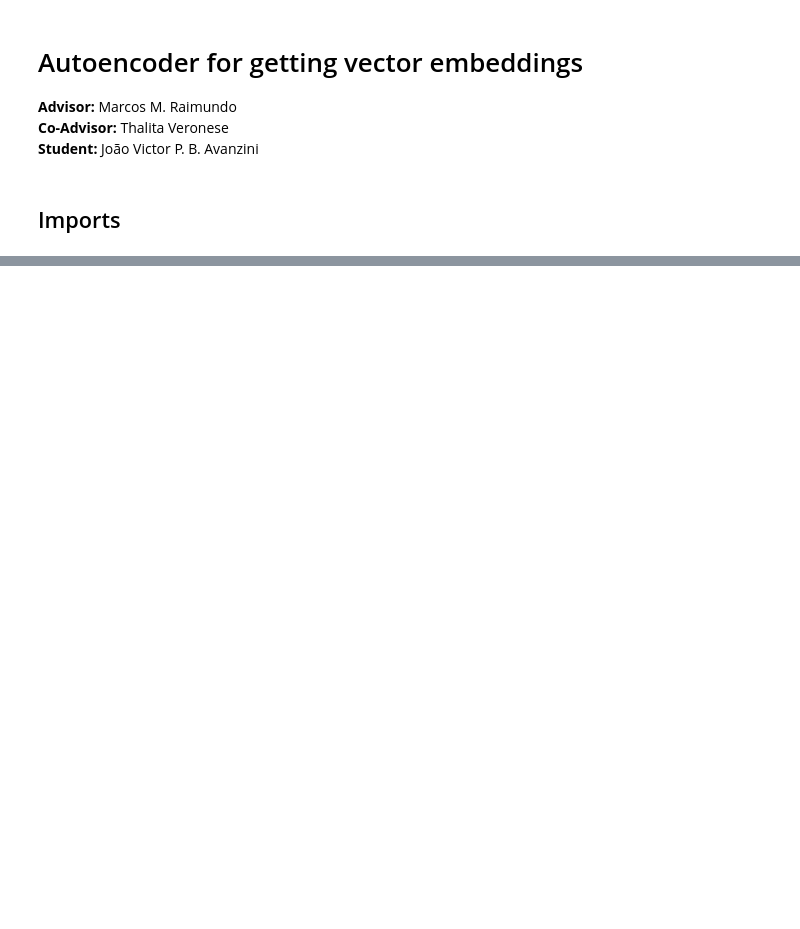
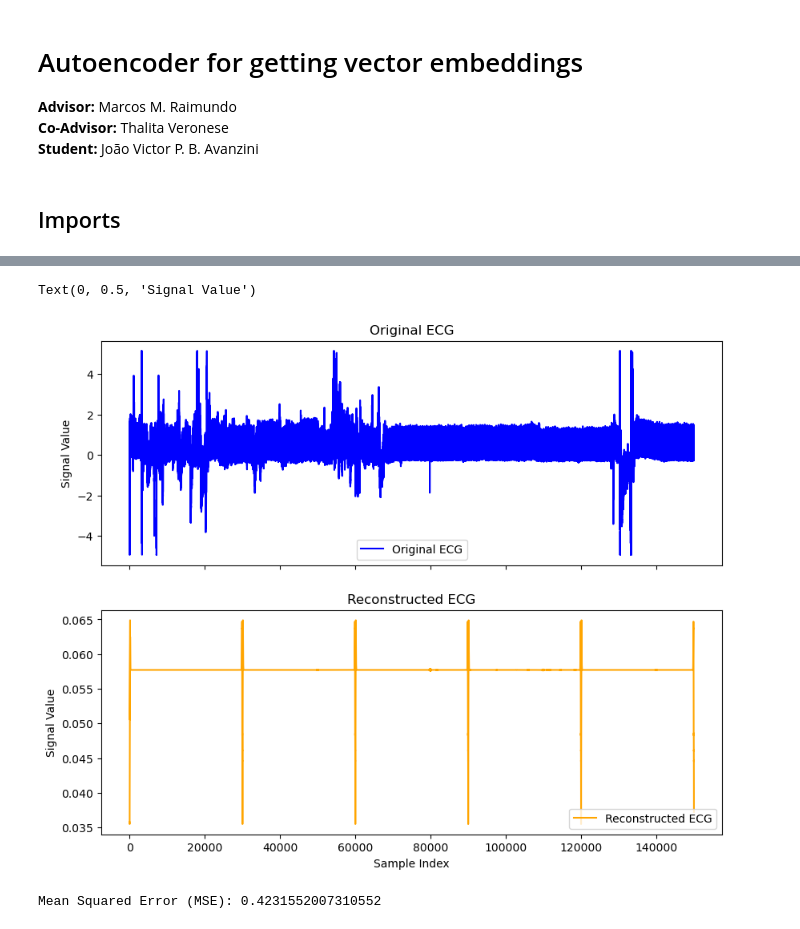
Before and after one commit to joaoavanzini/ecg-embeddings, a Jupyter notebook: studying/autoencoder_conv_30_subjects.ipynb, the cells around one changed output, grey strips where cells are left out. Cells and saved outputs as stored; diff of their text form; code cells hidden in the pictures; blank space fills up the shorter version.

```diff
--- a/studying/autoencoder_conv_30_subjects.ipynb
+++ b/studying/autoencoder_conv_30_subjects.ipynb
@@ -295,0 +141,2 @@ embeddings_df.describe()
+# %%
+subject_60 = pd.read_csv('../scripting/ecg_downloader/data/output_blobs_case_60/all_subject_60_blobs.csv')
@@ -295,0 +147,3 @@ embeddings_df.describe()
+# %%
+subject_60_reshaped = subject_60.values.reshape((5, 30000, 1))
+subject_60_reshaped.shape
@@ -295,0 +152,3 @@ embeddings_df.describe()
+# %%
+latent_representations = encoder.predict(subject_60_reshaped)
+latent_representations
@@ -295,0 +167,4 @@ embeddings_df.describe()
+# %%
+reconstructed_ecg = decoder.predict(latent_representations)
+reconstructed_ecg_reshaped = reconstructed_ecg.reshape((-1, 1))
+print(reconstructed_ecg_reshaped)
@@ -295,0 +180,21 @@ embeddings_df.describe()
+# %%
+fig, axs = plt.subplots(2, 1, figsize=(10, 8), sharex=True)
+
+axs[0].plot(subject_60, label='Original ECG', color='blue')
+axs[0].legend()
+axs[0].set_title('Original ECG')
+axs[0].set_ylabel('Signal Value')
+
+axs[1].plot(reconstructed_ecg_reshaped, label='Reconstructed ECG', color='orange')
+axs[1].legend()
+axs[1].set_title('Reconstructed ECG')
+axs[1].set_xlabel('Sample Index')
+axs[1].set_ylabel('Signal Value')
+# %% [output]
+Text(0, 0.5, 'Signal Value')
+[figure, added]
+# %%
+mse = np.mean(np.square(subject_60 - reconstructed_ecg_reshaped))
+print(f'Mean Squared Error (MSE): {mse}')
+# %% [output]
+Mean Squared Error (MSE): 0.4231552007310552
```
Also changed, not shown: parts of 28 cells of this notebook.
